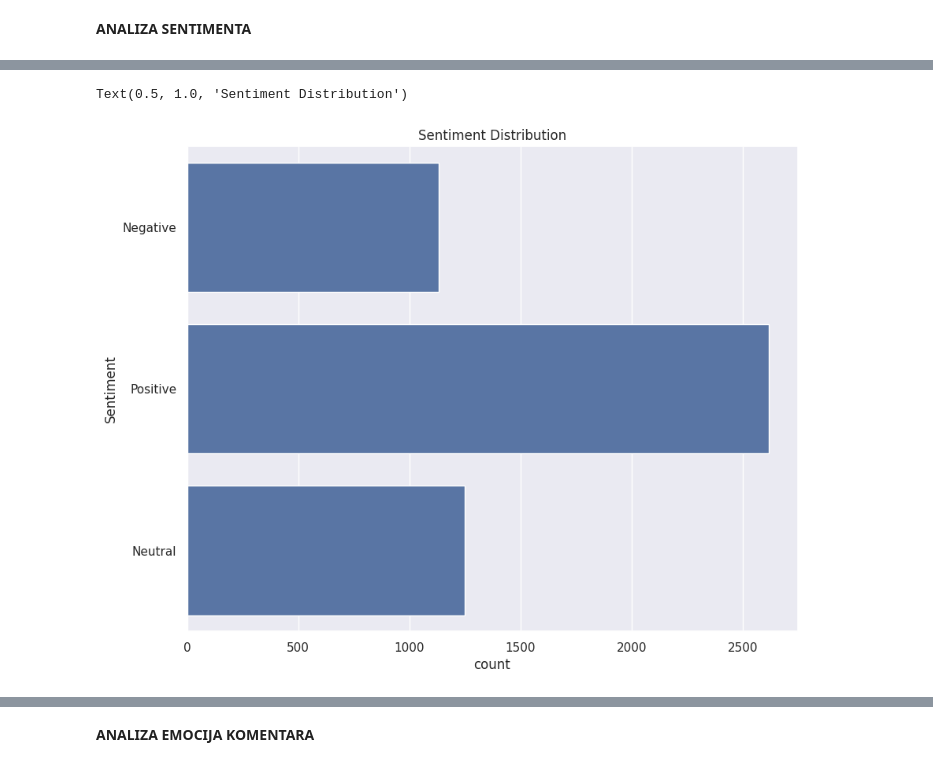
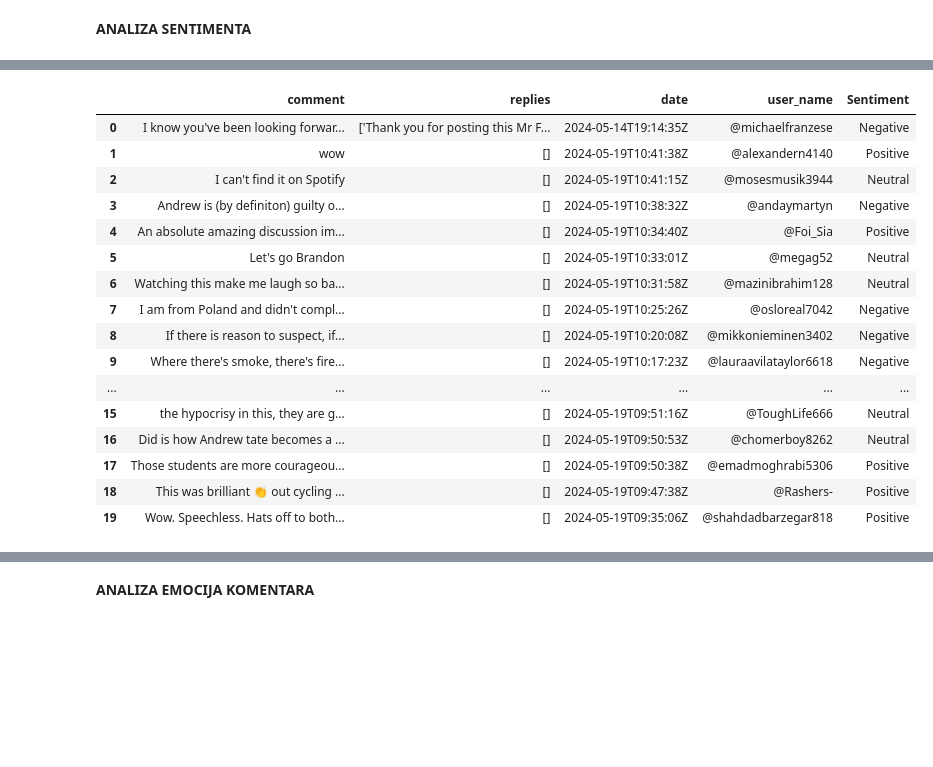
Before and after one commit to IrinejIT52/CV, a Jupyter notebook: ADM_Project_CommentSentiment.ipynb, the cells around one changed output, grey strips where cells are left out. Drawn from its saved outputs; the diff is of its cells as text; code cells hidden in the pictures; blank space fills up the shorter version.

Commit message:
YouTube comments sentiment and emotion analysis

```diff
--- a/ADM_Project_CommentSentiment.ipynb
+++ b/ADM_Project_CommentSentiment.ipynb
@@ -145,10 +144,22 @@ data.head()
 # %%
 data1=data.drop(['Positive','Negative','Neutral','Compound'],axis=1)
-data1.head()
 data1.to_csv("user_comments_sentiment.csv", index=False, encoding='utf-8')
-
-sns.set(rc={'figure.figsize':(10,8)})
-sns.countplot(data = data1, y = 'Sentiment').set_title("Sentiment Distribution")
+data1.head(20)
 # %% [output]
-Text(0.5, 1.0, 'Sentiment Distribution')
-[figure, removed]
+|  | comment | replies | date | user_name | Sentiment |
+| 0 | I know you've been looking forwar... | ['Thank you for posting this Mr F... | 2024-05-14T19:14:35Z | @michaelfranzese | Negative |
+| 1 | wow | [] | 2024-05-19T10:41:38Z | @alexandern4140 | Positive |
+| 2 | I can't find it on Spotify | [] | 2024-05-19T10:41:15Z | @mosesmusik3944 | Neutral |
+| 3 | Andrew is (by definiton) guilty o... | [] | 2024-05-19T10:38:32Z | @andaymartyn | Negative |
+| 4 | An absolute amazing discussion im... | [] | 2024-05-19T10:34:40Z | @Foi_Sia | Positive |
+| 5 | Let's go Brandon | [] | 2024-05-19T10:33:01Z | @megag52 | Neutral |
+| 6 | Watching this make me laugh so ba... | [] | 2024-05-19T10:31:58Z | @mazinibrahim128 | Neutral |
+| 7 | I am from Poland and didn't compl... | [] | 2024-05-19T10:25:26Z | @osloreal7042 | Negative |
+| 8 | If there is reason to suspect, if... | [] | 2024-05-19T10:20:08Z | @mikkonieminen3402 | Negative |
+| 9 | Where there's smoke, there's fire... | [] | 2024-05-19T10:17:23Z | @lauraavilataylor6618 | Negative |
+| ... | ... | ... | ... | ... | ... |
+| 15 | the hypocrisy in this, they are g... | [] | 2024-05-19T09:51:16Z | @ToughLife666 | Neutral |
+| 16 | Did is how Andrew tate becomes a ... | [] | 2024-05-19T09:50:53Z | @chomerboy8262 | Neutral |
+| 17 | Those students are more courageou... | [] | 2024-05-19T09:50:38Z | @emadmoghrabi5306 | Positive |
+| 18 | This was brilliant 👏 out cycling ... | [] | 2024-05-19T09:47:38Z | @Rashers- | Positive |
+| 19 | Wow. Speechless. Hats off to both... | [] | 2024-05-19T09:35:06Z | @shahdadbarzegar818 | Positive |
```
Also changed, not shown: parts of 15 cells of this notebook.
